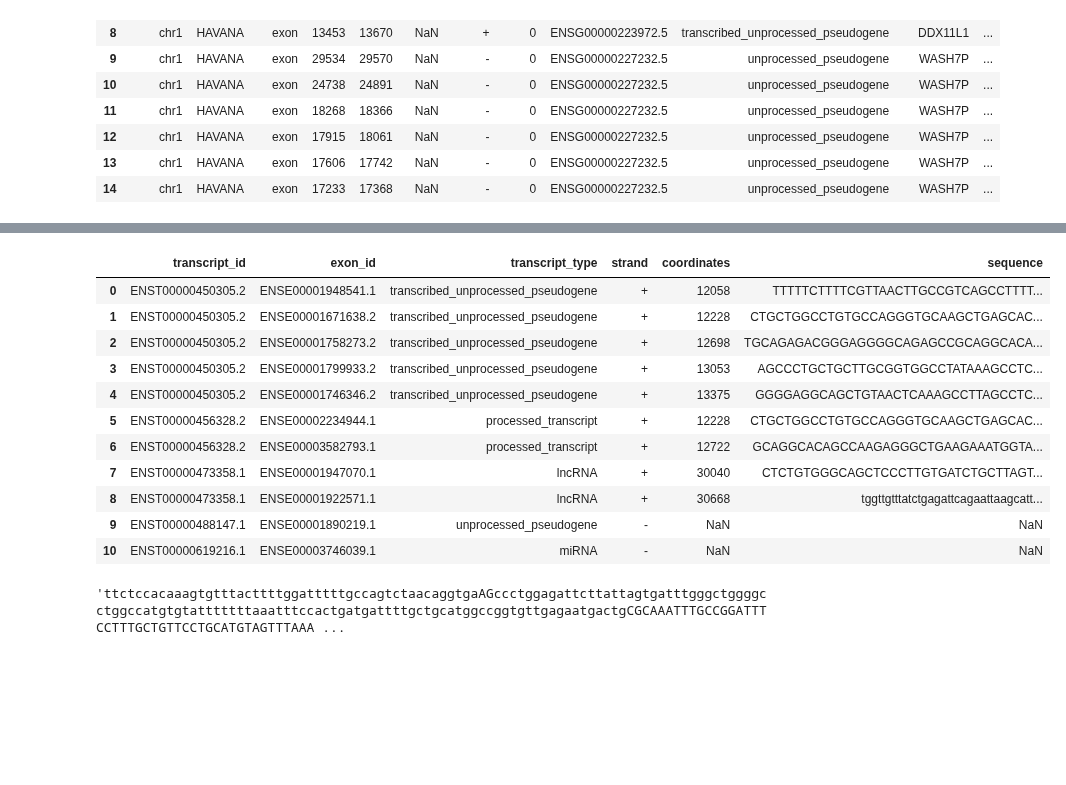
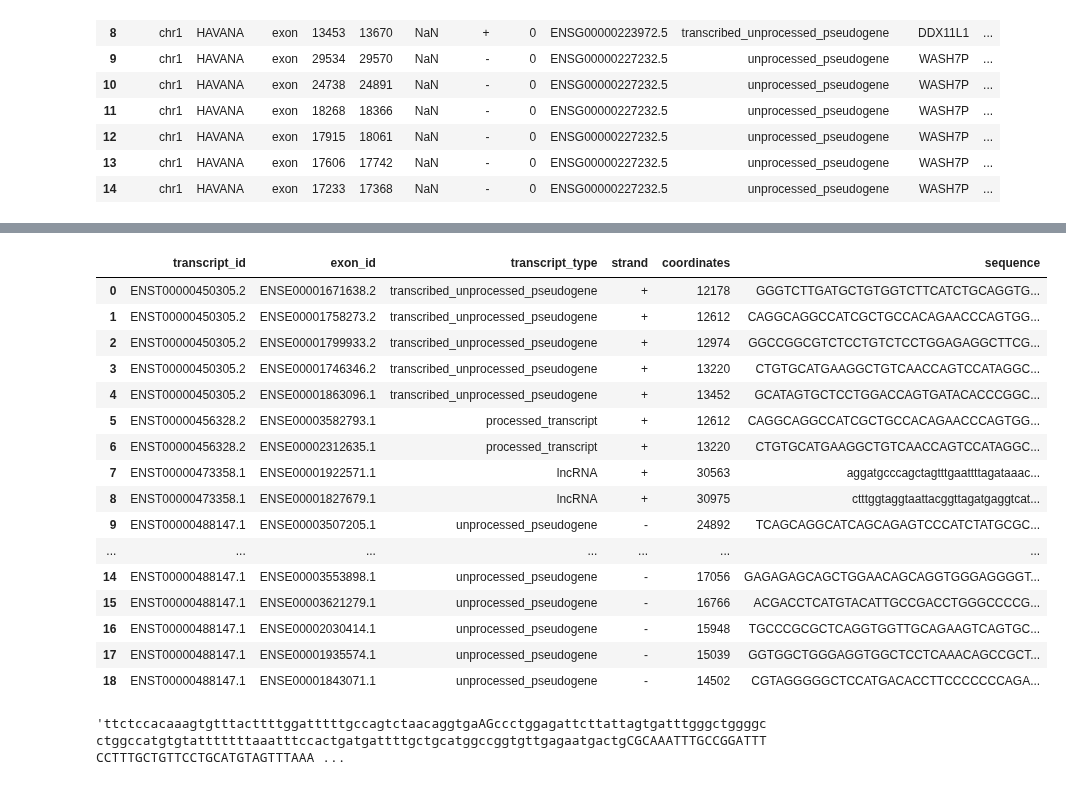
Before and after one commit to duttaprat/Postdoc, a Jupyter notebook: preprocessing/notebooks_scripts/TSS_Promoter_Splice_set.ipynb, the cells around one changed output, grey strips where cells are left out. Drawn from its saved outputs; the diff is of its cells as text; code cells hidden in the pictures; blank space fills up the shorter version.

```diff
--- a/preprocessing/notebooks_scripts/TSS_Promoter_Splice_set.ipynb
+++ b/preprocessing/notebooks_scripts/TSS_Promoter_Splice_set.ipynb
@@ -271,15 +309,20 @@ df_donor_splice
 # %%
-df_donor_splice
+df_acceptor_splice
 # %% [output]
 |  | transcript_id | exon_id | transcript_type | strand | coordinates | sequence |
-| 0 | ENST00000450305.2 | ENSE00001948541.1 | transcribed_unprocessed_pseudogene | + | 12058 | TTTTTCTTTTCGTTAACTTGCCGTCAGCCTTTT... |
-| 1 | ENST00000450305.2 | ENSE00001671638.2 | transcribed_unprocessed_pseudogene | + | 12228 | CTGCTGGCCTGTGCCAGGGTGCAAGCTGAGCAC... |
-| 2 | ENST00000450305.2 | ENSE00001758273.2 | transcribed_unprocessed_pseudogene | + | 12698 | TGCAGAGACGGGAGGGGCAGAGCCGCAGGCACA... |
-| 3 | ENST00000450305.2 | ENSE00001799933.2 | transcribed_unprocessed_pseudogene | + | 13053 | AGCCCTGCTGCTTGCGGTGGCCTATAAAGCCTC... |
-| 4 | ENST00000450305.2 | ENSE00001746346.2 | transcribed_unprocessed_pseudogene | + | 13375 | GGGGAGGCAGCTGTAACTCAAAGCCTTAGCCTC... |
-| 5 | ENST00000456328.2 | ENSE00002234944.1 | processed_transcript | + | 12228 | CTGCTGGCCTGTGCCAGGGTGCAAGCTGAGCAC... |
-| 6 | ENST00000456328.2 | ENSE00003582793.1 | processed_transcript | + | 12722 | GCAGGCACAGCCAAGAGGGCTGAAGAAATGGTA... |
-| 7 | ENST00000473358.1 | ENSE00001947070.1 | lncRNA | + | 30040 | CTCTGTGGGCAGCTCCCTTGTGATCTGCTTAGT... |
-| 8 | ENST00000473358.1 | ENSE00001922571.1 | lncRNA | + | 30668 | tggttgtttatctgagattcagaattaagcatt... |
-| 9 | ENST00000488147.1 | ENSE00001890219.1 | unprocessed_pseudogene | - | NaN | NaN |
-| 10 | ENST00000619216.1 | ENSE00003746039.1 | miRNA | - | NaN | NaN |
+| 0 | ENST00000450305.2 | ENSE00001671638.2 | transcribed_unprocessed_pseudogene | + | 12178 | GGGTCTTGATGCTGTGGTCTTCATCTGCAGGTG... |
+| 1 | ENST00000450305.2 | ENSE00001758273.2 | transcribed_unprocessed_pseudogene | + | 12612 | CAGGCAGGCCATCGCTGCCACAGAACCCAGTGG... |
+| 2 | ENST00000450305.2 | ENSE00001799933.2 | transcribed_unprocessed_pseudogene | + | 12974 | GGCCGGCGTCTCCTGTCTCCTGGAGAGGCTTCG... |
+| 3 | ENST00000450305.2 | ENSE00001746346.2 | transcribed_unprocessed_pseudogene | + | 13220 | CTGTGCATGAAGGCTGTCAACCAGTCCATAGGC... |
+| 4 | ENST00000450305.2 | ENSE00001863096.1 | transcribed_unprocessed_pseudogene | + | 13452 | GCATAGTGCTCCTGGACCAGTGATACACCCGGC... |
+| 5 | ENST00000456328.2 | ENSE00003582793.1 | processed_transcript | + | 12612 | CAGGCAGGCCATCGCTGCCACAGAACCCAGTGG... |
+| 6 | ENST00000456328.2 | ENSE00002312635.1 | processed_transcript | + | 13220 | CTGTGCATGAAGGCTGTCAACCAGTCCATAGGC... |
+| 7 | ENST00000473358.1 | ENSE00001922571.1 | lncRNA | + | 30563 | aggatgcccagctagtttgaattttagataaac... |
+| 8 | ENST00000473358.1 | ENSE00001827679.1 | lncRNA | + | 30975 | ctttggtaggtaattacggttagatgaggtcat... |
+| 9 | ENST00000488147.1 | ENSE00003507205.1 | unprocessed_pseudogene | - | 24892 | TCAGCAGGCATCAGCAGAGTCCCATCTATGCGC... |
+| ... | ... | ... | ... | ... | ... | ... |
+| 14 | ENST00000488147.1 | ENSE00003553898.1 | unprocessed_pseudogene | - | 17056 | GAGAGAGCAGCTGGAACAGCAGGTGGGAGGGGT... |
+| 15 | ENST00000488147.1 | ENSE00003621279.1 | unprocessed_pseudogene | - | 16766 | ACGACCTCATGTACATTGCCGACCTGGGCCCCG... |
+| 16 | ENST00000488147.1 | ENSE00002030414.1 | unprocessed_pseudogene | - | 15948 | TGCCCGCGCTCAGGTGGTTGCAGAAGTCAGTGC... |
+| 17 | ENST00000488147.1 | ENSE00001935574.1 | unprocessed_pseudogene | - | 15039 | GGTGGCTGGGAGGTGGCTCCTCAAACAGCCGCT... |
+| 18 | ENST00000488147.1 | ENSE00001843071.1 | unprocessed_pseudogene | - | 14502 | CGTAGGGGGCTCCATGACACCTTCCCCCCCAGA... |
```
Also changed, not shown: parts of 7 cells of this notebook.
